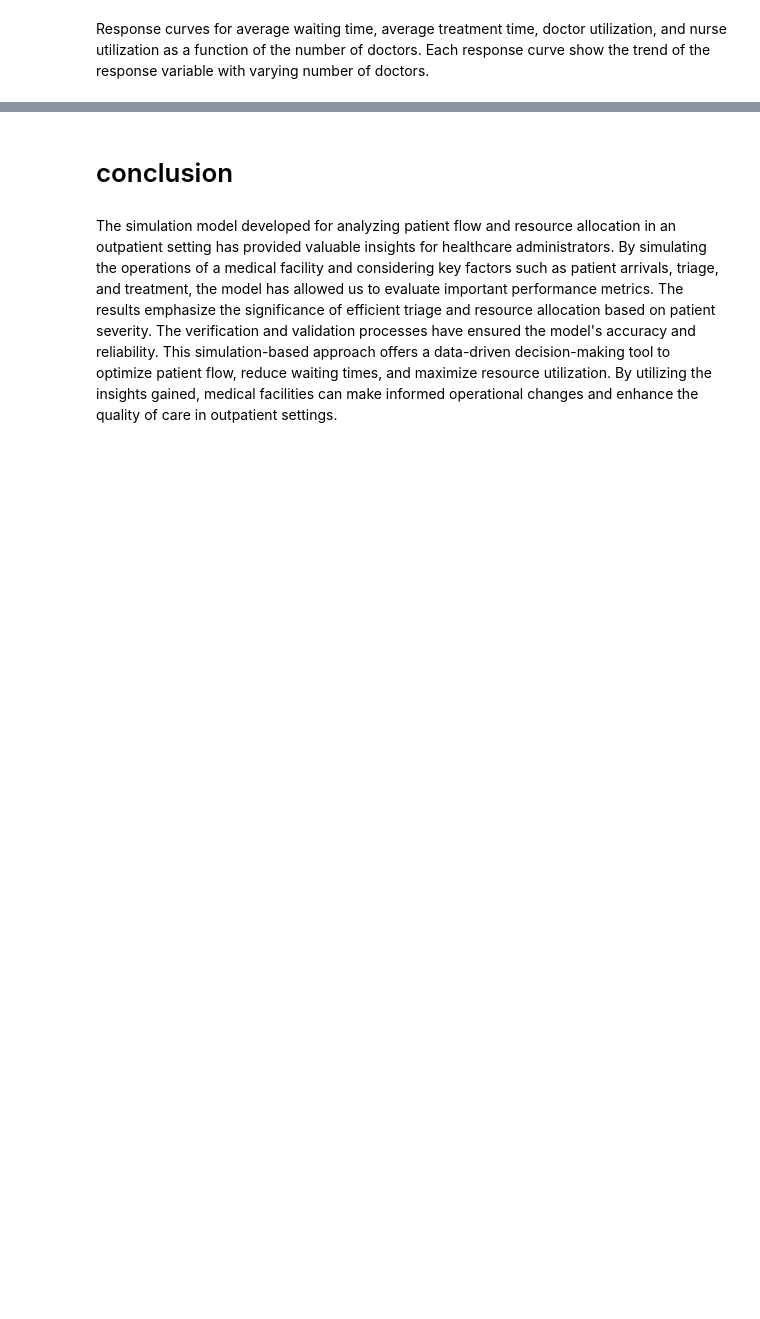
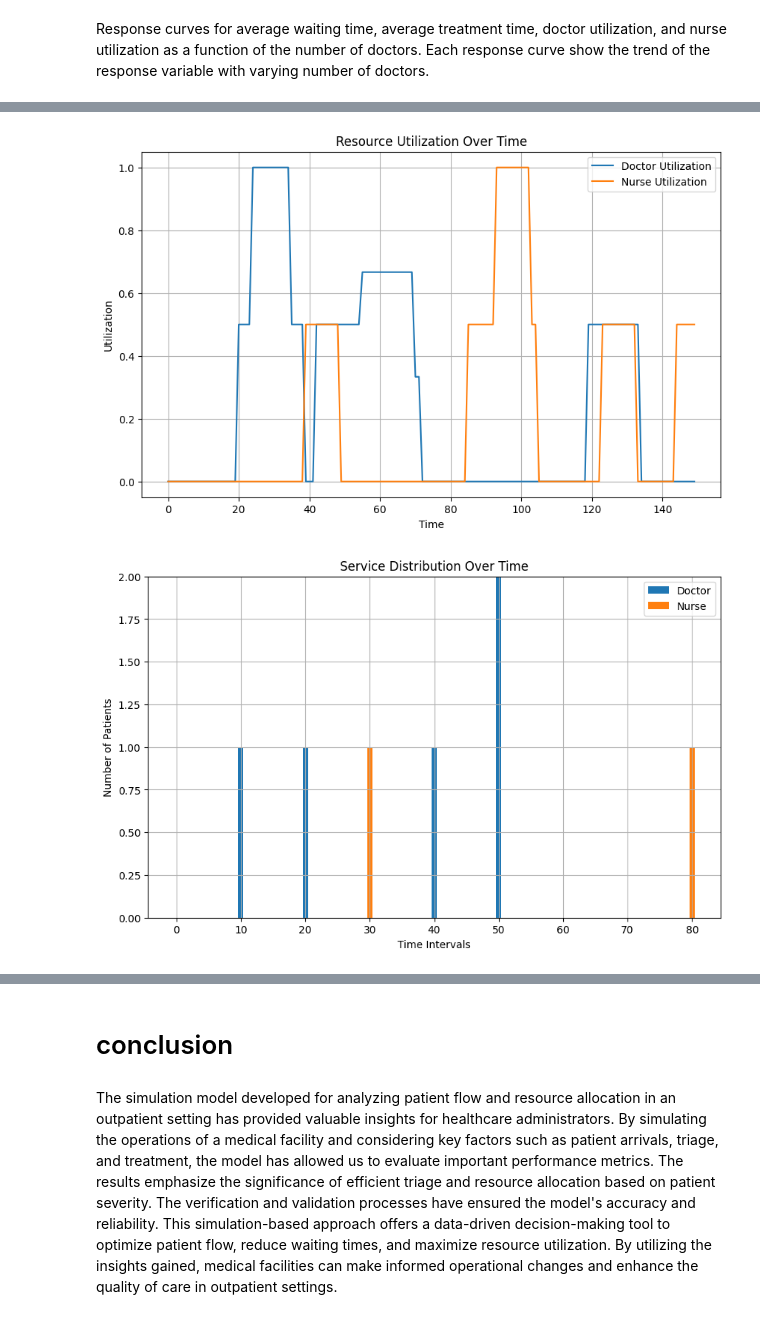
Before and after one commit to waheeb123/Data_604_homeworks, a Jupyter notebook: tringto_write_complete_simulation.ipynb, the cells around one changed output, grey strips where cells are left out. Cells and saved outputs as stored; diff of their text form; code cells hidden in the pictures; blank space fills up the shorter version.

```diff
--- a/tringto_write_complete_simulation.ipynb
+++ b/tringto_write_complete_simulation.ipynb
@@ -303,0 +378,80 @@ Response curves for average waiting time, average treatment time, doctor utiliza
+# %%
+import matplotlib.pyplot as plt
+import matplotlib.animation as animation
+
+# ...
+
+# Line Chart of Resource Utilization
+plt.figure(figsize=(10, 6))
+plt.plot(range(len(utilization_doctors)), utilization_doctors, label='Doctor Utilization')
+plt.plot(range(len(utilization_nurses)), utilization_nurses, label='Nurse Utilization')
+plt.xlabel('Time')
+plt.ylabel('Utilization')
+plt.title('Resource Utilization Over Time')
+plt.legend()
+plt.grid(True)
+plt.show()
+
+# Stacked Bar Chart of Service Distribution
+time_intervals = range(0, 100, 10)  # Customize the time intervals as needed
+doctor_counts = df[df['Service'] == 'Doctor'].groupby(pd.cut(df['Service Start Time'], time_intervals)).size()
+nurse_counts = df[df['Service'] == 'Nurse'].groupby(pd.cut(df['Service Start Time'], time_intervals)).size()
+
+plt.figure(figsize=(10, 6))
+plt.bar(time_intervals[:-1], doctor_counts, label='Doctor')
+plt.bar(time_intervals[:-1], nurse_counts, bottom=doctor_counts, label='Nurse')
+plt.xlabel('Time Intervals')
+plt.ylabel('Number of Patients')
+plt.title('Service Distribution Over Time')
+plt.legend()
+plt.grid(True)
+plt.show()
+
+# Box Plot of Waiting Times
+plt.figure(figsize=(8, 6))
+plt.boxplot(df['Wait Time (Mins)'])
+plt.ylabel('Waiting Time (minutes)')
+plt.title('Distribution of Waiting Times')
+plt.grid(True)
+plt.show()
+
+# Histogram of Treatment Times by Service
+plt.figure(figsize=(10, 6))
+plt.hist(df[df['Service'] == 'Doctor']['Service Time (Mins)'], bins=20, alpha=0.8, color='blue', label='Doctor')
+plt.hist(df[df['Service'] == 'Nurse']['Service Time (Mins)'], bins=20, alpha=0.8, color='green', label='Nurse')
+plt.xlabel('Treatment Time (minutes)')
+plt.ylabel('Frequency')
+plt.title('Distribution of Treatment Times by Service')
+plt.legend()
+plt.grid(True)
+plt.show()
+
+# Real-Time Visualization
+fig, ax = plt.subplots(figsize=(10, 6))
+ax.set_xlim(0, 100)  # Adjust the x-axis limits based on your simulation duration
+ax.set_ylim(0, num_doctors + 2)  # Adjust the y-axis limits based on your resource capacity
+
+# Function to update the real-time visualization
+def update(frame):
+    ax.clear()
+    ax.set_xlabel('Time')
+    ax.set_ylabel('Number of Patients')
+    ax.set_title('Real-Time Patient Count')
+
+    # Plot the current patient count
+    patient_counts = df[(df['Arrival Time'] <= frame) & (df['Service Stop Time'] > frame)].groupby('Service Start Time').size()
+    ax.plot(patient_counts.index, patient_counts.values)
+
+    # Plot resource utilization
+    ax.plot(range(frame + 1), utilization_doctors[:frame + 1], label='Doctor Utilization')
+    ax.plot(range(frame + 1), utilization_nurses[:frame + 1], label='Nurse Utilization')
+
+    ax.legend()
+    ax.grid(True)
+
+# Animate the real-time visualization
+ani = animation.FuncAnimation(fig, update, frames=range(0, 100), interval=100)
+plt.show()
+# %% [output]
+[figure, added]
+[figure, added]
```
Also changed, not shown: parts of 10 cells of this notebook.
